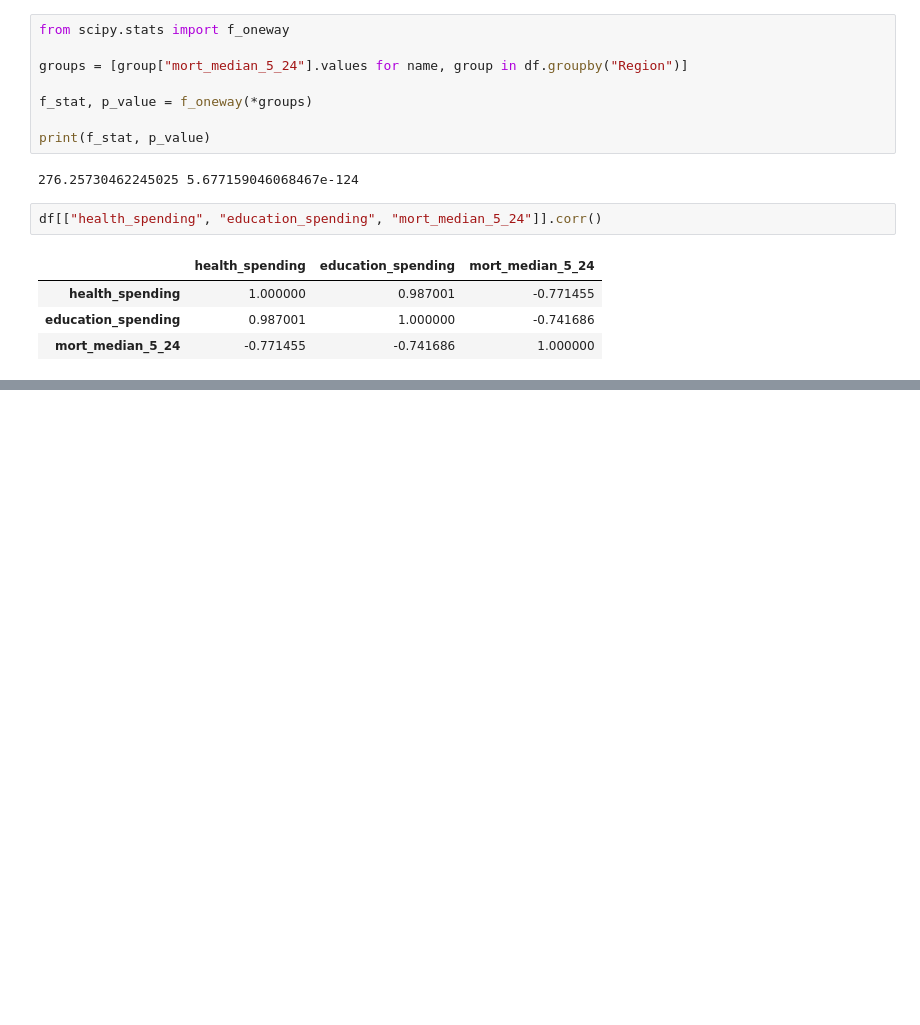
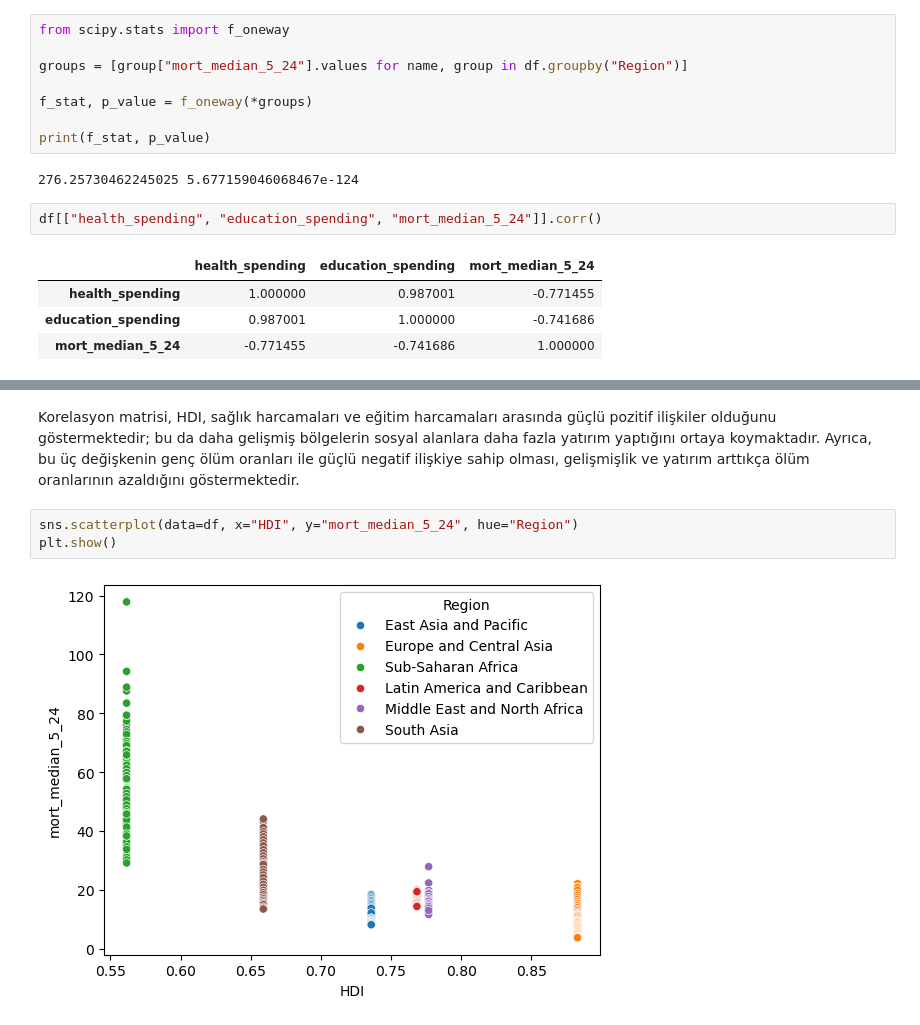
Before and after one commit to ecelule/dsa210project, a Jupyter notebook: project_basis.ipynb, the cells around one changed output, grey strips where cells are left out. Saved outputs shown, nothing was run; the diff lists cells and outputs as text; blank space fills up the shorter version.

```diff
--- a/project_basis.ipynb
+++ b/project_basis.ipynb
@@ -294,0 +345,7 @@ df[["health_spending", "education_spending", "mort_median_5_24"]].corr()
+# %% [markdown]
+Korelasyon matrisi, HDI, sağlık harcamaları ve eğitim harcamaları arasında güçlü pozitif ilişkiler olduğunu göstermektedir; bu da daha gelişmiş bölgelerin sosyal alanlara daha fazla yatırım yaptığını ortaya koymaktadır. Ayrıca, bu üç değişkenin genç ölüm oranları ile güçlü negatif ilişkiye sahip olması, gelişmişlik ve yatırım arttıkça ölüm oranlarının azaldığını göstermektedir.
+# %%
+sns.scatterplot(data=df, x="HDI", y="mort_median_5_24", hue="Region")
+plt.show()
+# %% [output]
+[figure, added]
```
Also changed, not shown: parts of 28 cells of this notebook.
